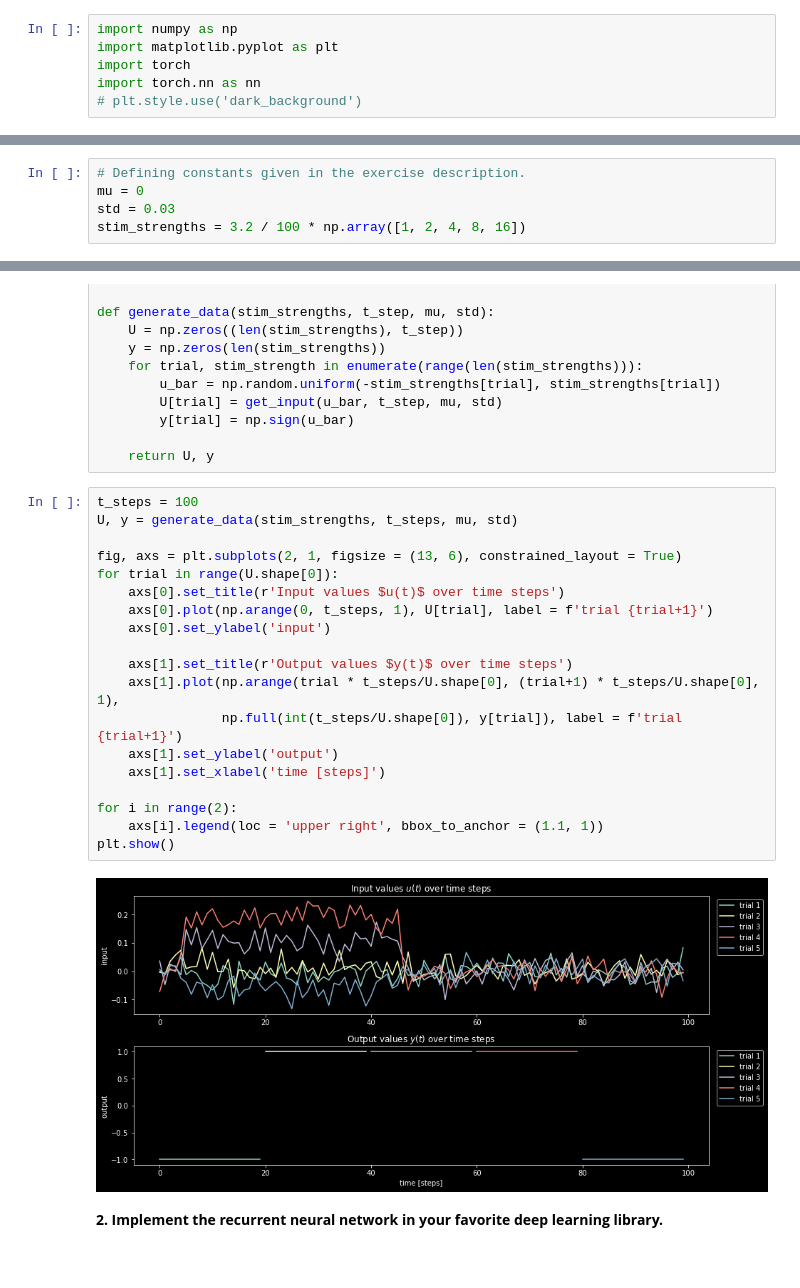
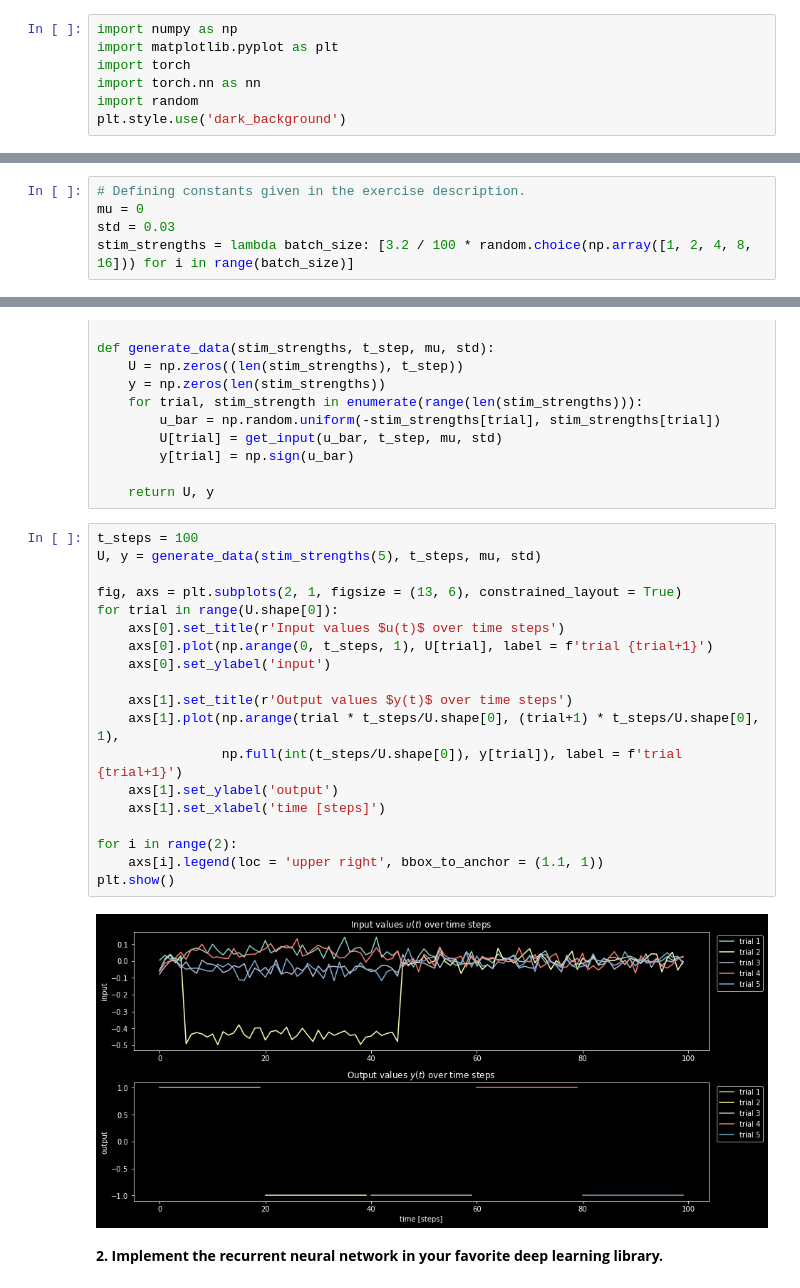
Before and after one commit to nguyen-td/Low-rank-RNN, a Jupyter notebook: dm_project.ipynb, the cells around one changed output, grey strips where cells are left out. Cells and saved outputs as stored; diff of their text form.

```diff
--- a/dm_project.ipynb
+++ b/dm_project.ipynb
@@ -5,7 +5,8 @@ import numpy as np
 import matplotlib.pyplot as plt
 import torch
 import torch.nn as nn
-# plt.style.use('dark_background')
+import random
+plt.style.use('dark_background')
 # %% [markdown]
 ### Perceptual decision makingg
 # %% [markdown]
@@ -14,7 +15,7 @@ __1. Create a function for generating the data.__
 # Defining constants given in the exercise description.
 mu = 0
 std = 0.03
-stim_strengths = 3.2 / 100 * np.array([1, 2, 4, 8, 16])
+stim_strengths = lambda batch_size: [3.2 / 100 * random.choice(np.array([1, 2, 4, 8, 16])) for i in range(batch_size)]
 # %%
 def get_input(u_bar, t_step, mu, std):
     u = np.zeros(t_step)
@@ -37,25 +38,25 @@ def generate_data(stim_strengths, t_step, mu, std):
     return U, y
 # %%
 t_steps = 100
-U, y = generate_data(stim_strengths, t_steps, mu, std)
+U, y = generate_data(stim_strengths(5), t_steps, mu, std)
 
 fig, axs = plt.subplots(2, 1, figsize = (13, 6), constrained_layout = True)
 for trial in range(U.shape[0]):
     axs[0].set_title(r'Input values $u(t)$ over time steps')
     axs[0].plot(np.arange(0, t_steps, 1), U[trial], label = f'trial {trial+1}')
     axs[0].set_ylabel('input')
 
     axs[1].set_title(r'Output values $y(t)$ over time steps')
     axs[1].plot(np.arange(trial * t_steps/U.shape[0], (trial+1) * t_steps/U.shape[0], 1),
                 np.full(int(t_steps/U.shape[0]), y[trial]), label = f'trial {trial+1}')
     axs[1].set_ylabel('output')
     axs[1].set_xlabel('time [steps]')
 
 for i in range(2):
     axs[i].legend(loc = 'upper right', bbox_to_anchor = (1.1, 1))
 plt.show()
 # %% [output]
-[figure, old version]
+[figure, new version]
 # %% [markdown]
 __2. Implement the recurrent neural network in your favorite deep learning library.__
 # %%
```
Also changed, not shown: parts of 7 cells of this notebook.
